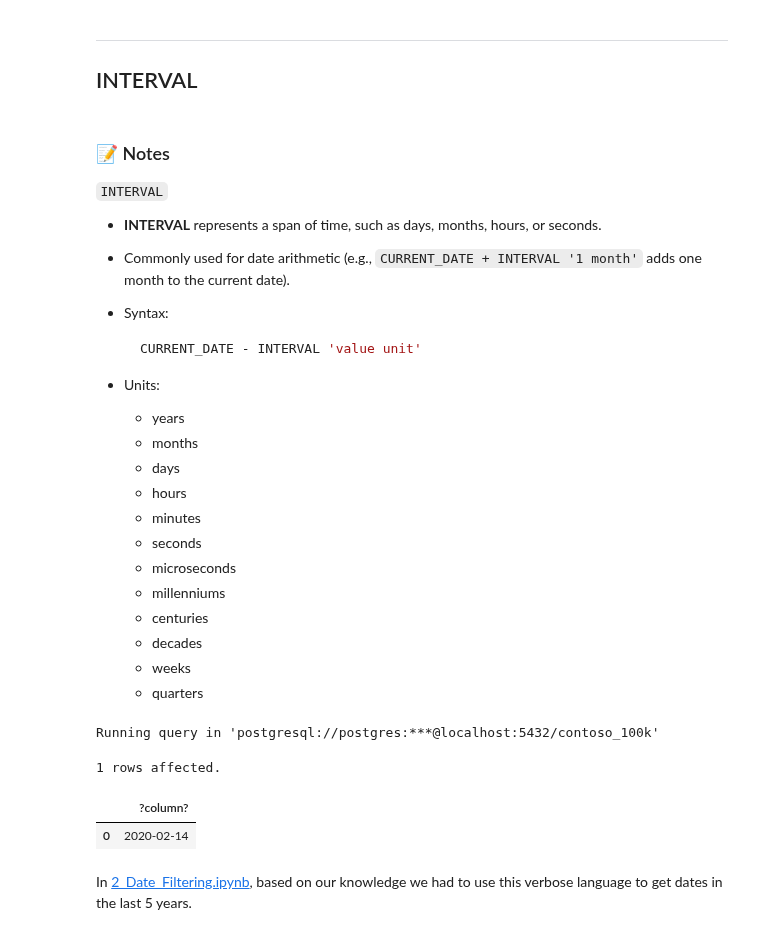
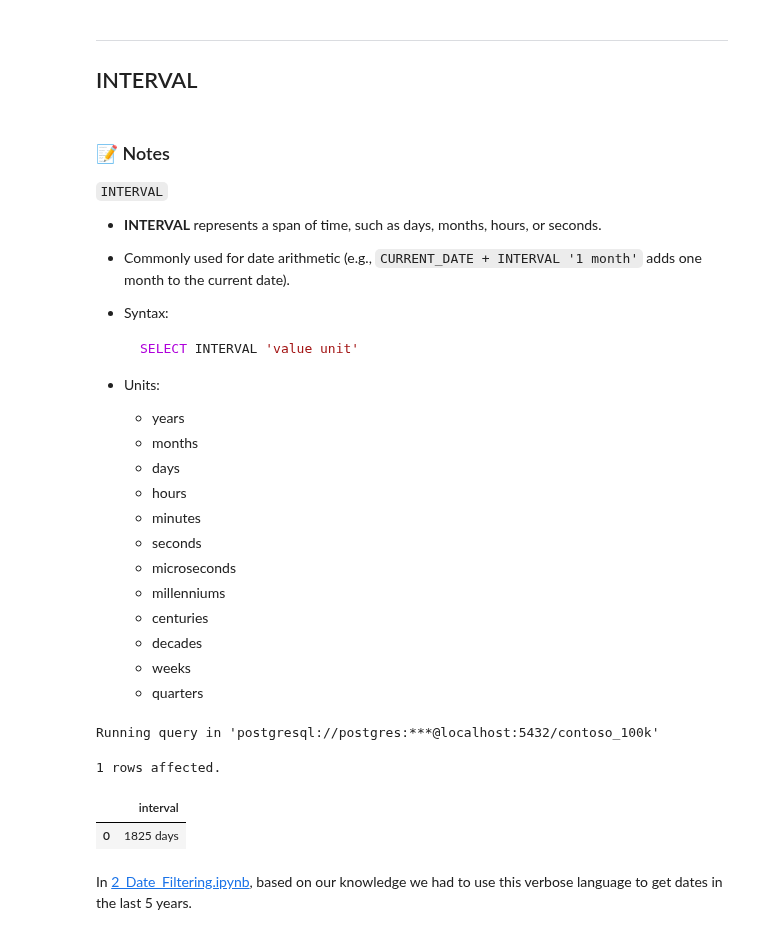
Before and after one commit to mgamzec/SQL_Data_Analytics_Project, a Jupyter notebook: 2_Date_Time/3_Date_Differences.ipynb, the cells around one changed output. Saved outputs shown, nothing was run; the diff lists cells and outputs as text; code cells hidden in the pictures.

````diff
--- a/2_Date_Time/3_Date_Differences.ipynb
+++ b/2_Date_Time/3_Date_Differences.ipynb
@@ -83,7 +83,7 @@ Connecting and switching to connection 'postgresql://postgres:***@localhost:5432
 
 - Syntax:
     ```sql
-    CURRENT_DATE - INTERVAL 'value unit'
+    SELECT INTERVAL 'value unit'
     ```
 - Units:
     - years
@@ -101,12 +101,12 @@ Connecting and switching to connection 'postgresql://postgres:***@localhost:5432
 # %%
 %%sql
 
-SELECT CURRENT_DATE - INTERVAL '5 years'
+SELECT INTERVAL '5 years'
 # %% [output]
 Running query in 'postgresql://postgres:***@localhost:5432/contoso_100k'
 1 rows affected.
-|  | ?column? |
-| 0 | 2020-02-14 |
+|  | interval |
+| 0 | 1825 days |
 # %% [markdown]
 In [2_Date_Filtering.ipynb](2_Date_Filtering.ipynb), based on our knowledge we had to use this verbose language to get dates in the last 5 years.
 # %%
````
Also changed, not shown: parts of 11 cells of this notebook.
